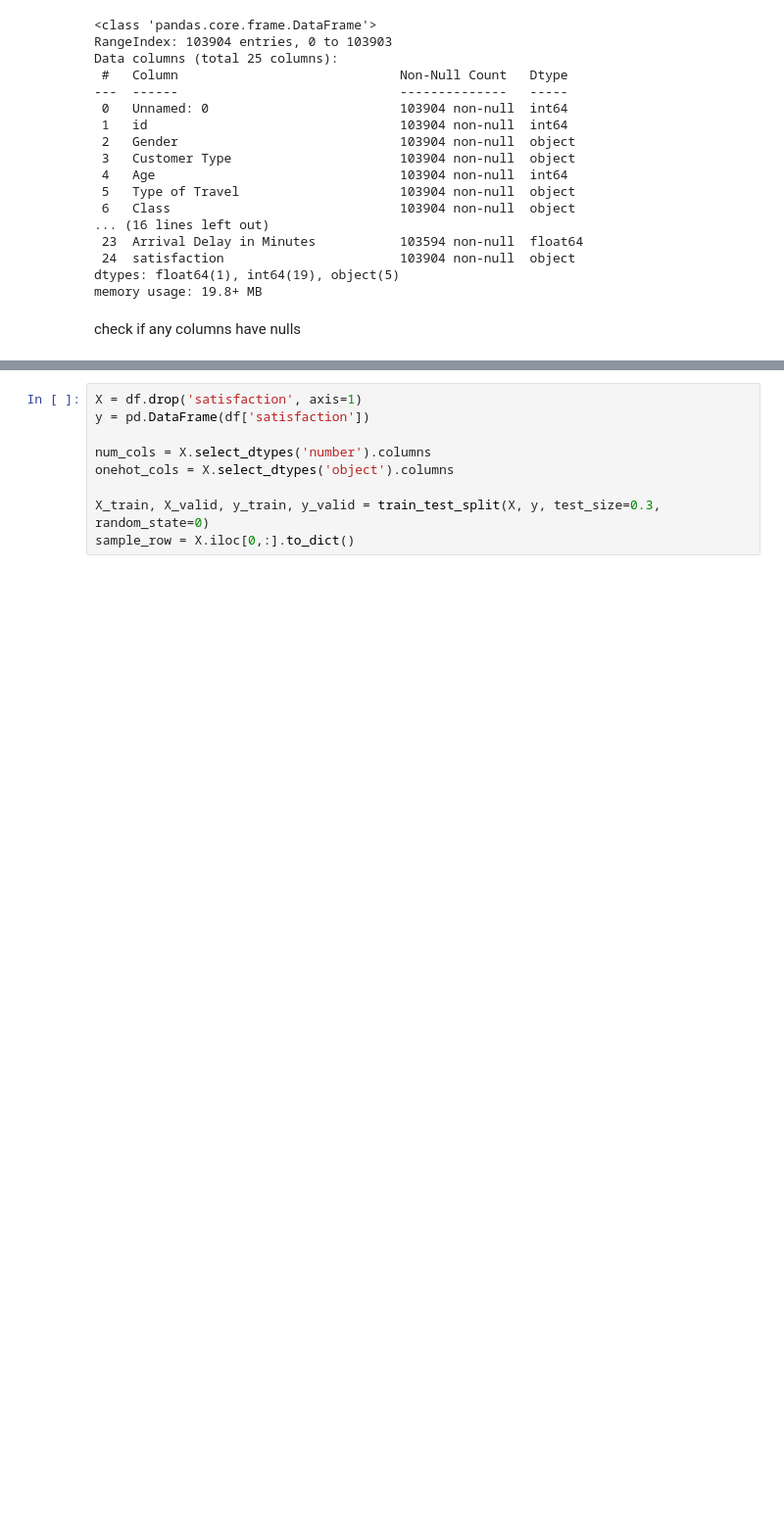
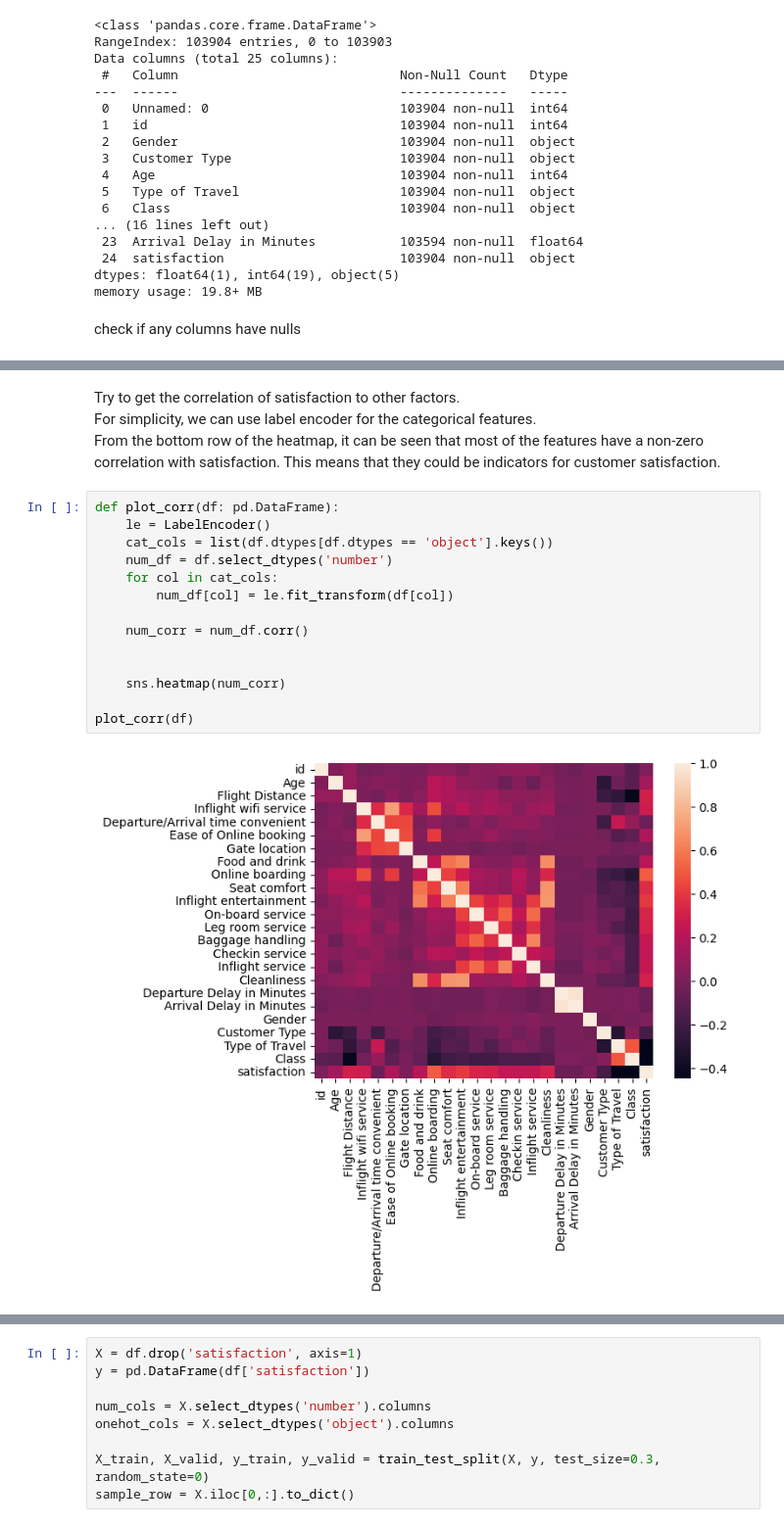
Before and after one commit to ucagub/kaggle_practice, a Jupyter notebook: airline/train.ipynb, the cells around one changed output, grey strips where cells are left out. Shown at 98% size. Cells and saved outputs as stored; diff of their text form; blank space fills up the shorter version.

```diff
--- a/airline/train.ipynb
+++ b/airline/train.ipynb
@@ -79,0 +142,20 @@ dtype: bool
+# %% [markdown]
+Try to get the correlation of satisfaction to other factors.
+For simplicity, we can use label encoder for the categorical features.
+From the bottom row of the heatmap, it can be seen that most of the features have a non-zero correlation with satisfaction. This means that they could be indicators for customer satisfaction.
+# %%
+def plot_corr(df: pd.DataFrame):
+    le = LabelEncoder()
+    cat_cols = list(df.dtypes[df.dtypes == 'object'].keys())
+    num_df = df.select_dtypes('number')
+    for col in cat_cols:
+        num_df[col] = le.fit_transform(df[col])
+
+    num_corr = num_df.corr()
+
+
+    sns.heatmap(num_corr)
+
+plot_corr(df)
+# %% [output]
+[figure, added]
```
Also changed, not shown: parts of 40 cells of this notebook, 5 other files.
